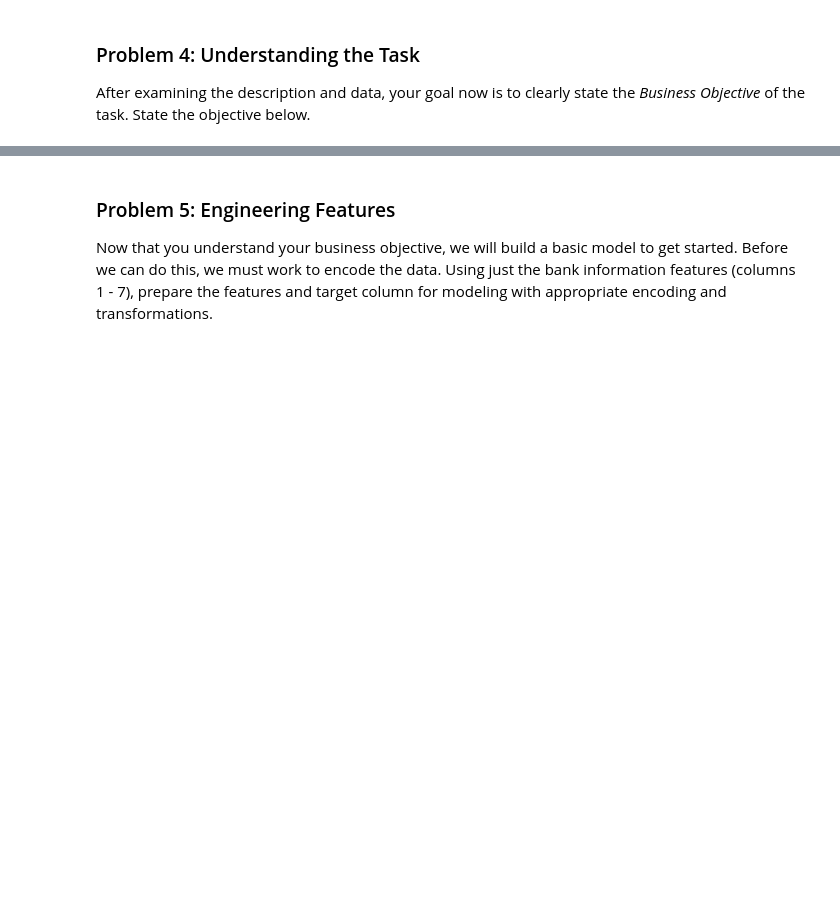
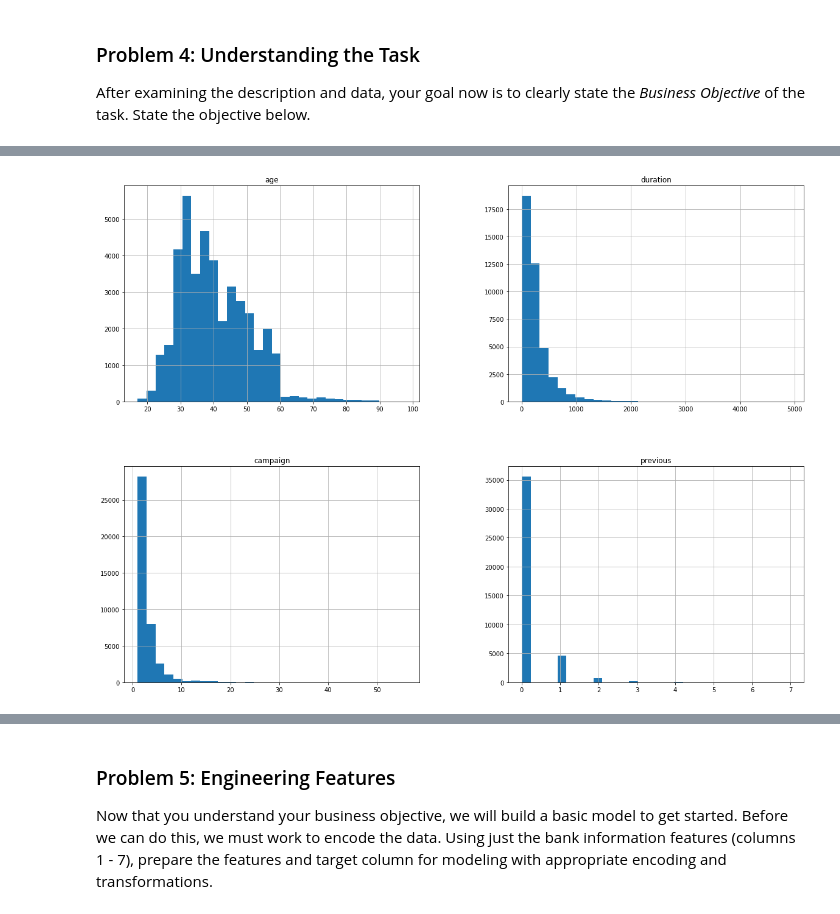
Before and after one commit to pranalee04/BH-PCMLAI-Module17-PracticalApplication-3, a Jupyter notebook: notebook/practical-assignment-3.ipynb, the cells around one changed output, grey strips where cells are left out. Cells and saved outputs as stored; diff of their text form; code cells hidden in the pictures; blank space fills up the shorter version.

```diff
--- a/notebook/practical-assignment-3.ipynb
+++ b/notebook/practical-assignment-3.ipynb
@@ -139,0 +354,8 @@ After examining the description and data, your goal now is to clearly state the
+# %%
+ #Describe data and visualize it
+ #visualize distributions of numerical features with histograms
+ df[['age','duration','campaign','previous']].hist(bins=30, figsize=(20,15))
+plt.savefig("attribute_histogram_plots")
+plt.show()
+# %% [output]
+[figure, added]
```
Also changed, not shown: parts of 71 cells of this notebook, 24 other files.
